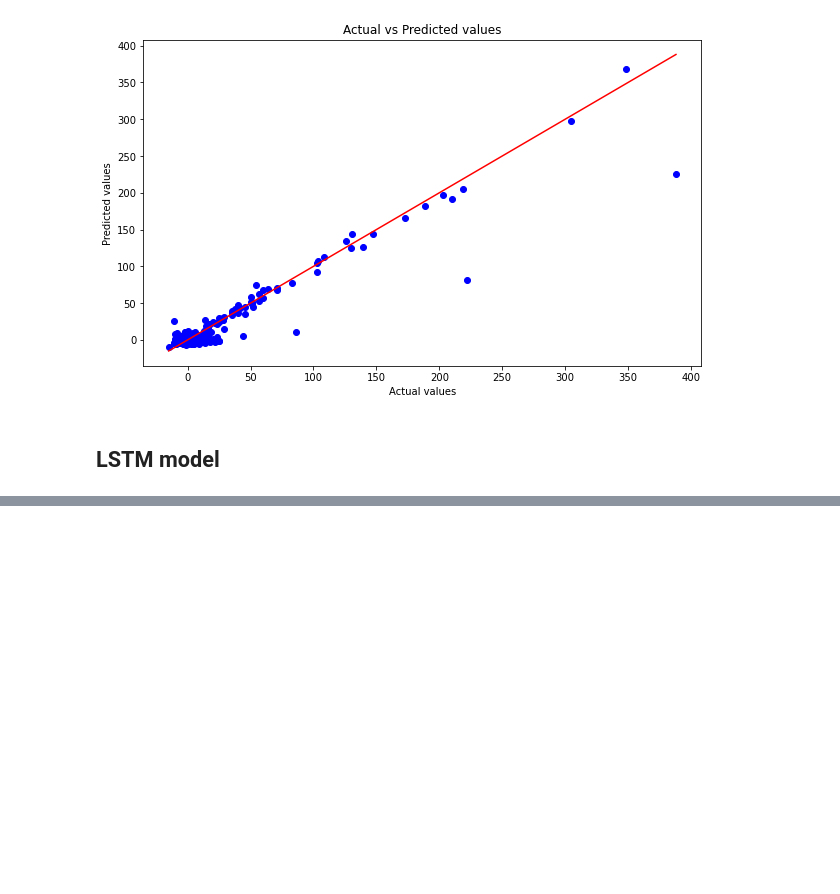
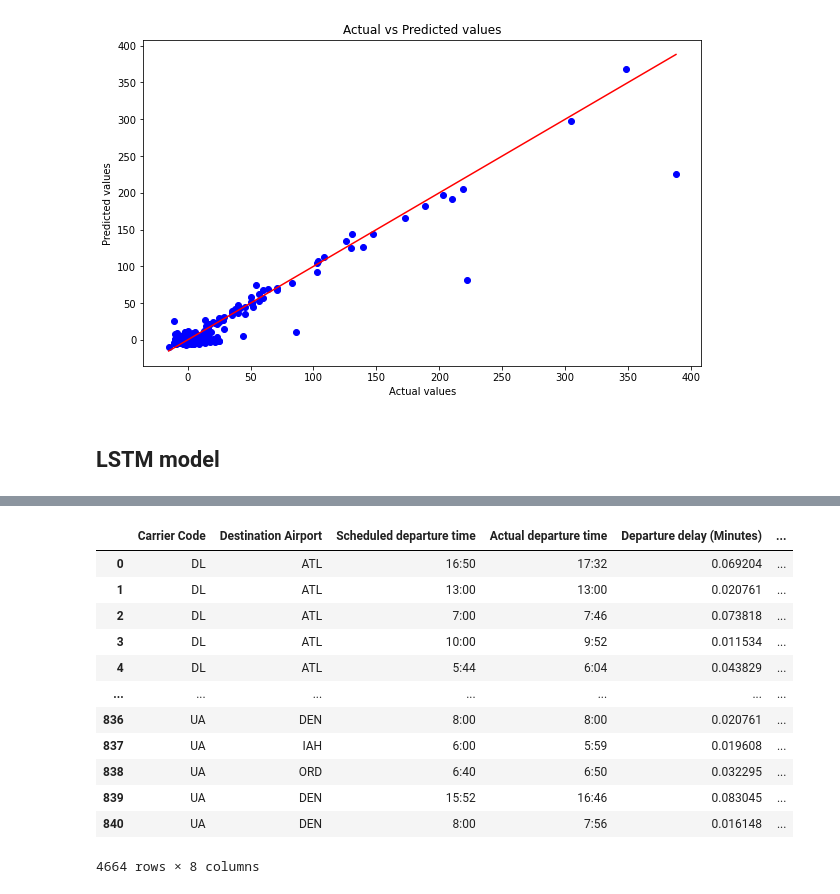
Before and after one commit to rachit0907/FlightPredictions, a Jupyter notebook: current.ipynb, the cells around one changed output, grey strips where cells are left out. Saved outputs shown, nothing was run; the diff lists cells and outputs as text; code cells hidden in the pictures; blank space fills up the shorter version.

```diff
--- a/current.ipynb
+++ b/current.ipynb
@@ -609,0 +665,29 @@ MAE: 5.862975446042671
+# %%
+new_data_frame["Scheduled departure time"] = new_data_frame["Scheduled departure time"].astype(str).replace(':', '')
+
+new_data_frame
+# new_data_frame.replace('\.',':', regex=True)
+
+# new_data_frame['Scheduled departure time'].apply(lambda x: x.replace('\.', ':'))
+# new_data_frame
+# # calc = new_data_frame['Scheduled departure time'] % 1
+# # new_data_frame['Scheduled departure time'] = new_data_frame['Scheduled departure time'] - calc
+# # calc = calc * 100 / 60
+# # new_data_frame['Scheduled departure time'] = new_data_frame['Scheduled departure time'] + calc
+# # new_data_frame['Scheduled departure time'] = round(new_data_frame['Scheduled departure time'], 3)
+
+# if(new_data_frame['Scheduled departure time'])
+# %% [output]
+|  | Carrier Code | Destination Airport | Scheduled departure time | Actual departure time | Departure delay (Minutes) | ... |
+| 0 | DL | ATL | 16:50 | 17:32 | 0.069204 | ... |
+| 1 | DL | ATL | 13:00 | 13:00 | 0.020761 | ... |
+| 2 | DL | ATL | 7:00 | 7:46 | 0.073818 | ... |
+| 3 | DL | ATL | 10:00 | 9:52 | 0.011534 | ... |
+| 4 | DL | ATL | 5:44 | 6:04 | 0.043829 | ... |
+| ... | ... | ... | ... | ... | ... | ... |
+| 836 | UA | DEN | 8:00 | 8:00 | 0.020761 | ... |
+| 837 | UA | IAH | 6:00 | 5:59 | 0.019608 | ... |
+| 838 | UA | ORD | 6:40 | 6:50 | 0.032295 | ... |
+| 839 | UA | DEN | 15:52 | 16:46 | 0.083045 | ... |
+| 840 | UA | DEN | 8:00 | 7:56 | 0.016148 | ... |
+4664 rows × 8 columns
```
Also changed, not shown: parts of 8 cells of this notebook.
